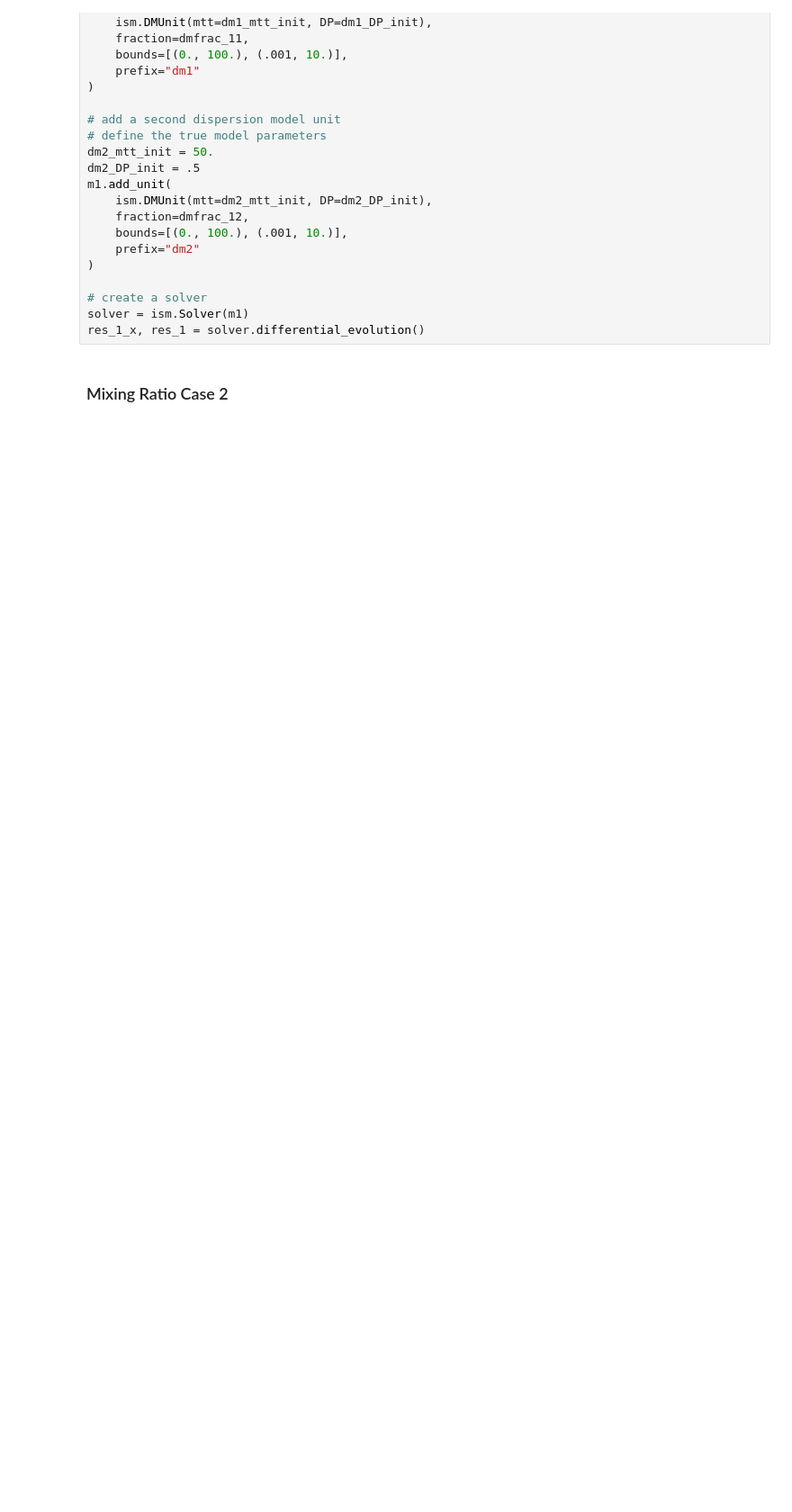
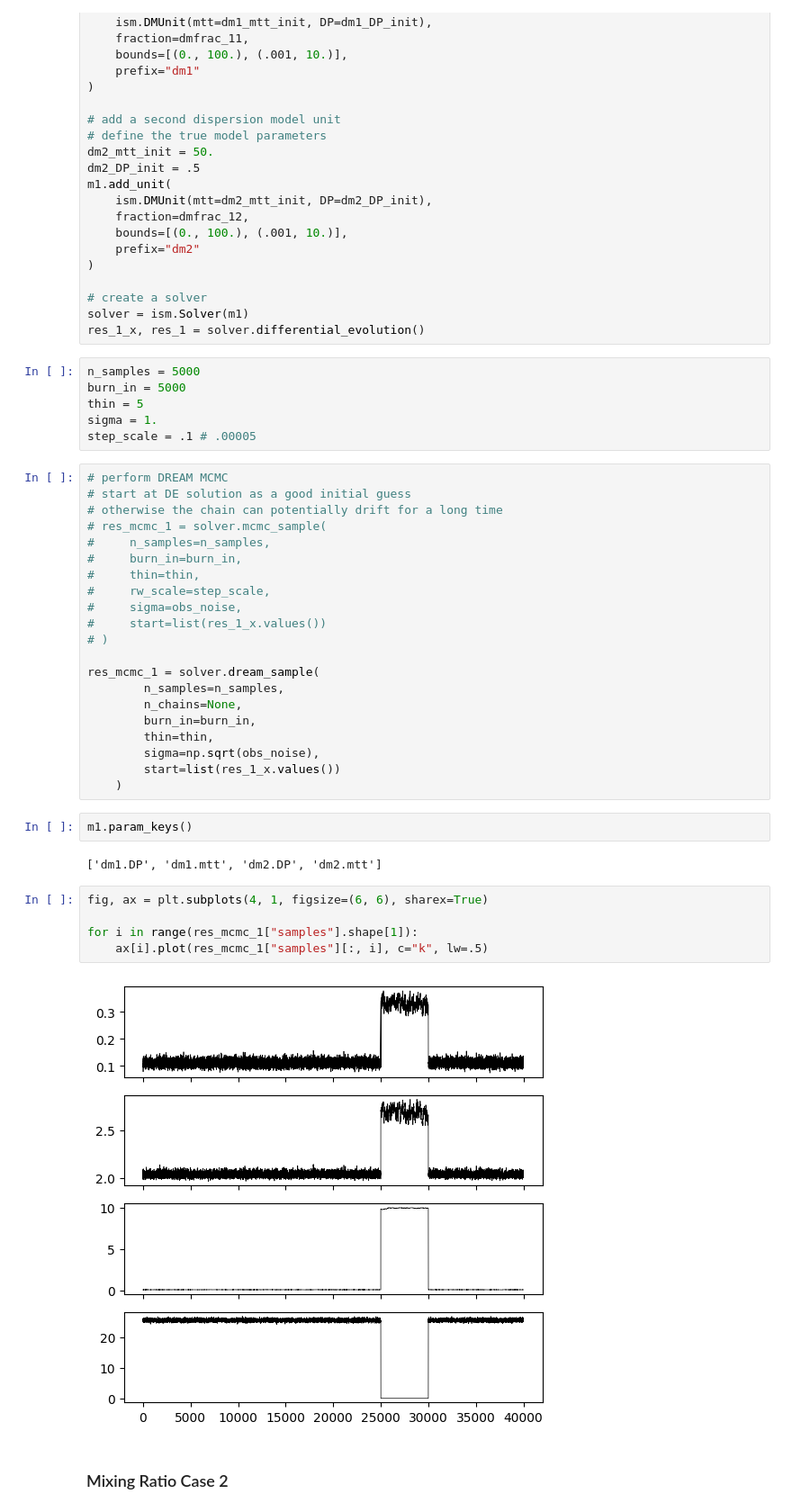
Before and after one commit to iGW-TU-Dresden/PyTracerLab, a Jupyter notebook: docs/examples/example_09.ipynb, the cells around one changed output. Shown at 90% size. Cells and saved outputs as stored; diff of their text form; blank space fills up the shorter version.

Commit message:
include DREAM sampler as solver

```diff
--- a/docs/examples/example_09.ipynb
+++ b/docs/examples/example_09.ipynb
@@ -954,6 +948,44 @@ m1.add_unit(
 # create a solver
 solver = ism.Solver(m1)
 res_1_x, res_1 = solver.differential_evolution()
+# %%
+n_samples = 5000
+burn_in = 5000
+thin = 5
+sigma = 1.
+step_scale = .1 # .00005
+# %%
+# perform DREAM MCMC
+# start at DE solution as a good initial guess
+# otherwise the chain can potentially drift for a long time
+# res_mcmc_1 = solver.mcmc_sample(
+#     n_samples=n_samples,
+#     burn_in=burn_in,
+#     thin=thin,
+#     rw_scale=step_scale,
+#     sigma=obs_noise,
+#     start=list(res_1_x.values())
+# )
+
+res_mcmc_1 = solver.dream_sample(
+        n_samples=n_samples,
+        n_chains=None,
+        burn_in=burn_in,
+        thin=thin,
+        sigma=np.sqrt(obs_noise),
+        start=list(res_1_x.values())
+    )
+# %%
+m1.param_keys()
+# %% [output]
+['dm1.DP', 'dm1.mtt', 'dm2.DP', 'dm2.mtt']
+# %%
+fig, ax = plt.subplots(4, 1, figsize=(6, 6), sharex=True)
+
+for i in range(res_mcmc_1["samples"].shape[1]):
+    ax[i].plot(res_mcmc_1["samples"][:, i], c="k", lw=.5)
+# %% [output]
+[figure, added]
 # %% [markdown]
 ### Mixing Ratio Case 2
 # %%
```
Also changed, not shown: parts of 1 cell of this notebook, 1 other file.
